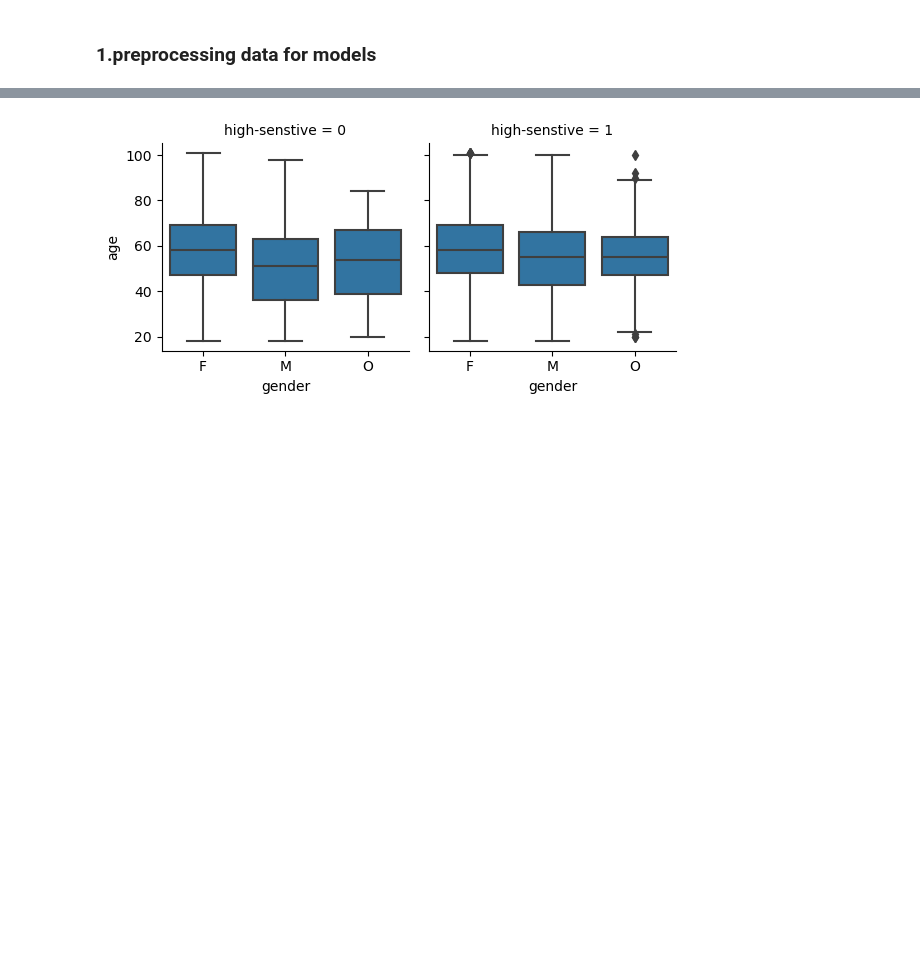
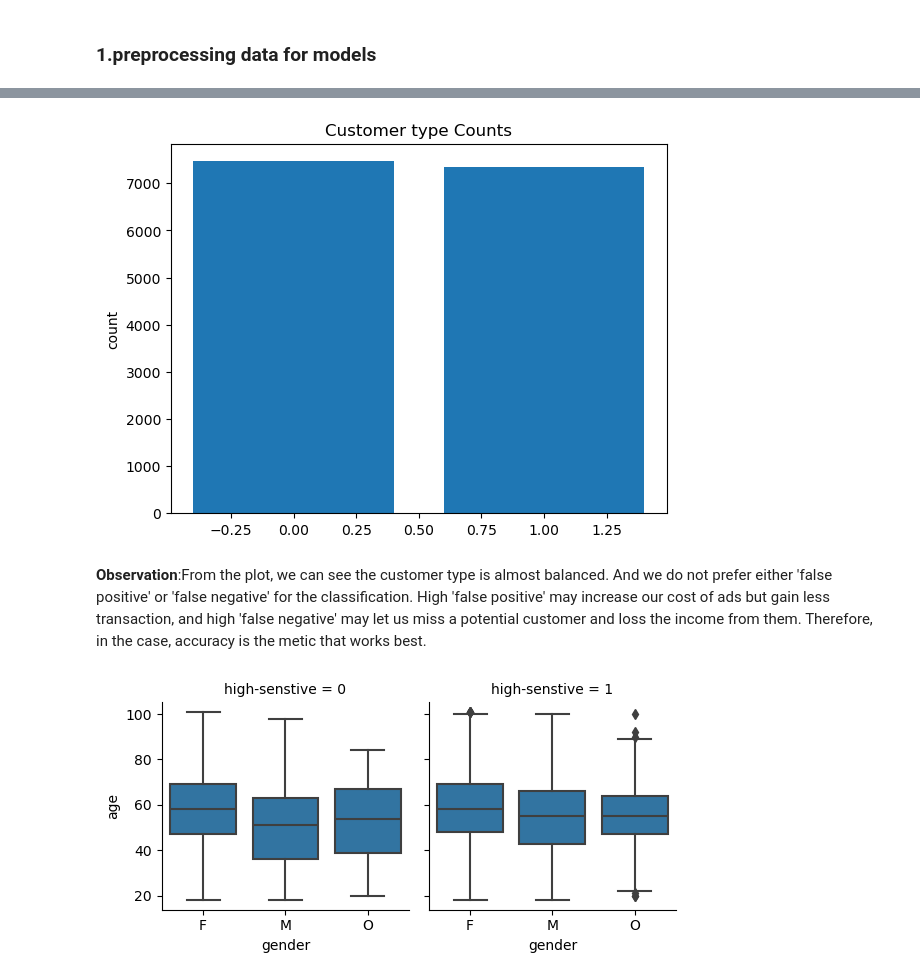
Before and after one commit to SarahG1010/Starbuck_Project, a Jupyter notebook: Starbucks_Capstone_notebook.ipynb, the cells around one changed output, grey strips where cells are left out. Cells and saved outputs as stored; diff of their text form; code cells hidden in the pictures; blank space fills up the shorter version.

```diff
--- a/Starbucks_Capstone_notebook.ipynb
+++ b/Starbucks_Capstone_notebook.ipynb
@@ -1136,3 +1136,15 @@ df_profile_with_class.head()
+# %%
+# Return the Series having unique values
+x = df_profile_with_class['high-senstive'].unique()
+# Return the Series having frequency count of each unique value
+y = df_profile_with_class['high-senstive'].value_counts(sort=False)
+plt.bar(x, y)
+# Labeling the axes
+plot_label('Customer type Counts','','count')
+# %% [output]
+[figure, added]
+# %% [markdown]
+**Observation**:From the plot, we can see the customer type is almost balanced. And we do not prefer either 'false positive' or 'false negative' for the classification. High 'false positive' may increase our cost of ads but gain less transaction, and high 'false negative' may let us miss a potential customer and loss the income from them. Therefore, in the case, accuracy is the metic that works best.
 # %%
 g = sns.FacetGrid(data=df_profile_with_class, col='high-senstive');
 g.map_dataframe(sns.boxplot,'gender','age');
```
Also changed, not shown: parts of 9 cells of this notebook.
